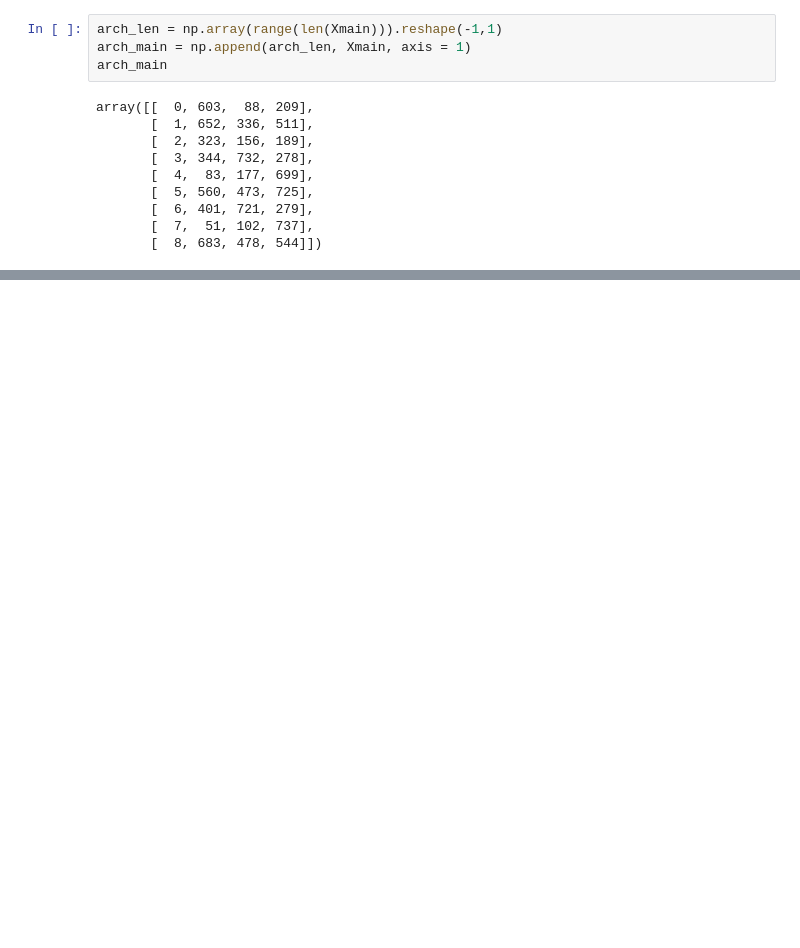
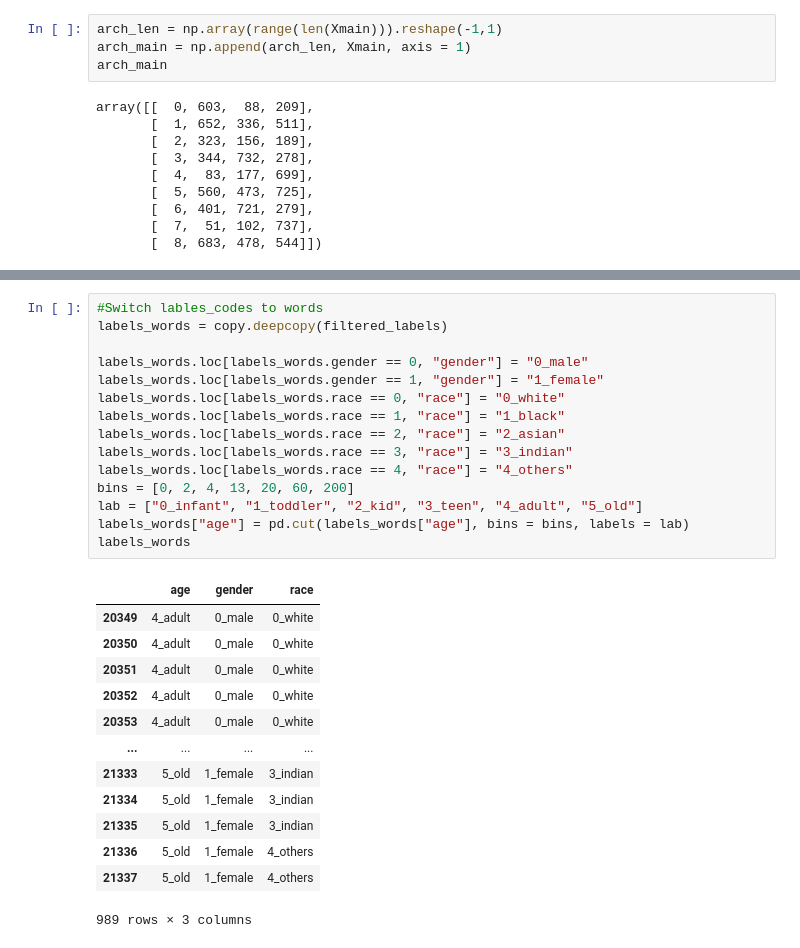
Before and after one commit to nikarav/Unsupervised-Analysis-of-UTKFaces-dataset, a Jupyter notebook: scripts/AA_test.ipynb, the cells around one changed output, grey strips where cells are left out. Drawn from its saved outputs; the diff is of its cells as text; blank space fills up the shorter version.

```diff
--- a/scripts/AA_test.ipynb
+++ b/scripts/AA_test.ipynb
@@ -234,0 +259,29 @@ plot_arch_contributors('Archetypes and their main contributors', arch_main)
+# %%
+#Switch lables_codes to words
+labels_words = copy.deepcopy(filtered_labels)
+
+labels_words.loc[labels_words.gender == 0, "gender"] = "0_male"
+labels_words.loc[labels_words.gender == 1, "gender"] = "1_female"
+labels_words.loc[labels_words.race == 0, "race"] = "0_white"
+labels_words.loc[labels_words.race == 1, "race"] = "1_black"
+labels_words.loc[labels_words.race == 2, "race"] = "2_asian"
+labels_words.loc[labels_words.race == 3, "race"] = "3_indian"
+labels_words.loc[labels_words.race == 4, "race"] = "4_others"
+bins = [0, 2, 4, 13, 20, 60, 200]
+lab = ["0_infant", "1_toddler", "2_kid", "3_teen", "4_adult", "5_old"]
+labels_words["age"] = pd.cut(labels_words["age"], bins = bins, labels = lab)
+labels_words
+# %% [output]
+|  | age | gender | race |
+| 20349 | 4_adult | 0_male | 0_white |
+| 20350 | 4_adult | 0_male | 0_white |
+| 20351 | 4_adult | 0_male | 0_white |
+| 20352 | 4_adult | 0_male | 0_white |
+| 20353 | 4_adult | 0_male | 0_white |
+| ... | ... | ... | ... |
+| 21333 | 5_old | 1_female | 3_indian |
+| 21334 | 5_old | 1_female | 3_indian |
+| 21335 | 5_old | 1_female | 3_indian |
+| 21336 | 5_old | 1_female | 4_others |
+| 21337 | 5_old | 1_female | 4_others |
+989 rows × 3 columns
```
Also changed, not shown: parts of 16 cells of this notebook, 2 other files.
